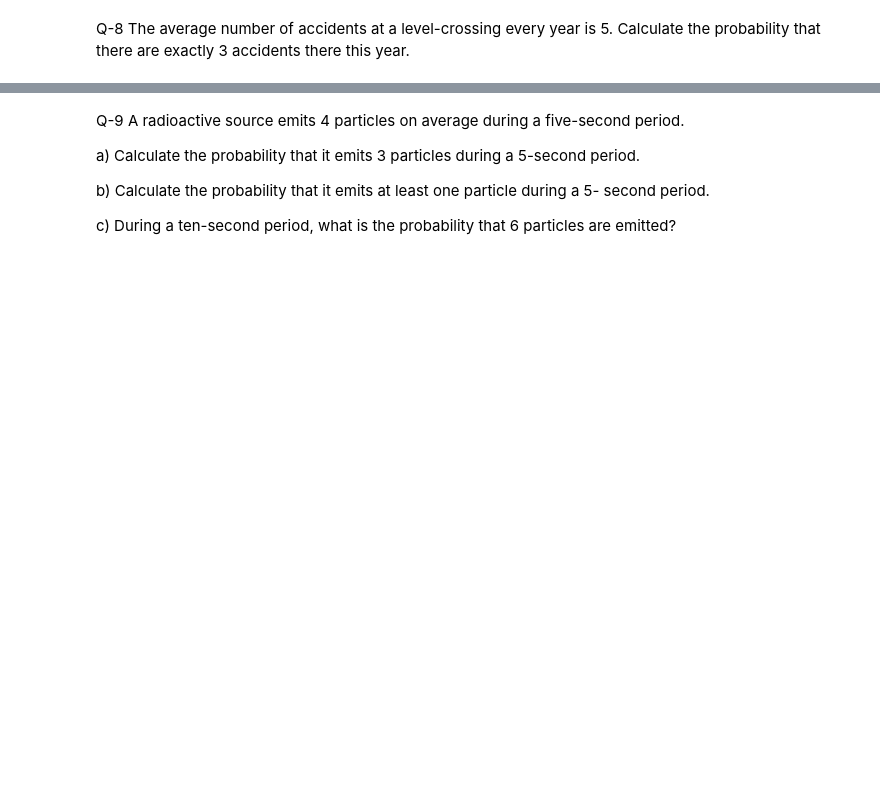
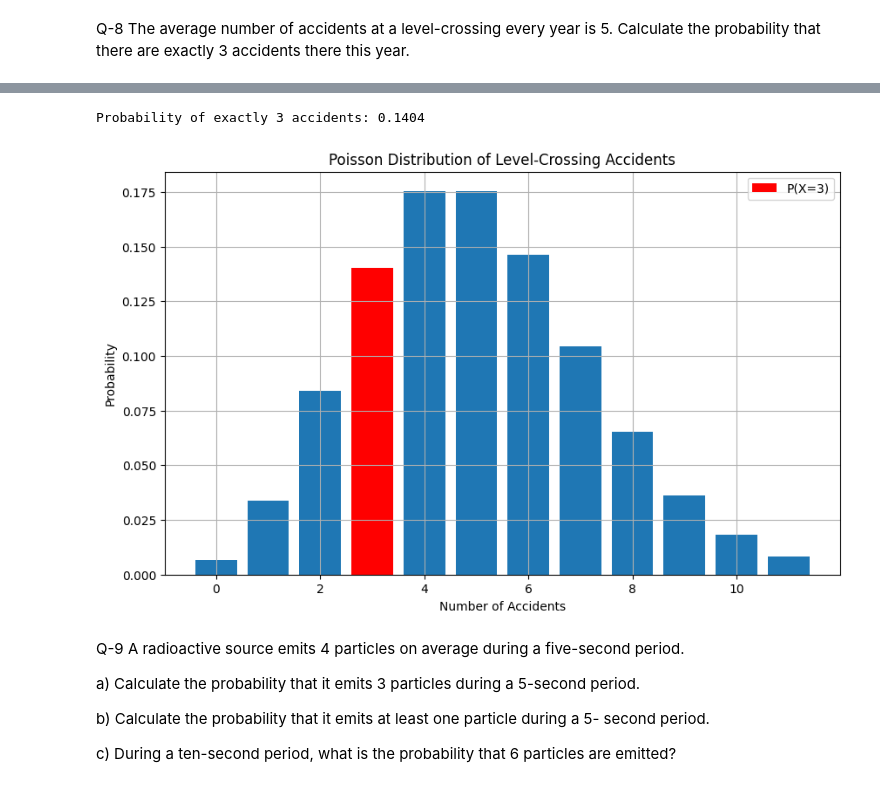
Before and after one commit to Moavia-Hassan/MS-Data-Science, a Jupyter notebook: Assignment_3_MoaviaHassan_24_MS_DS_09.ipynb, the cells around one changed output, grey strips where cells are left out. Drawn from its saved outputs; the diff is of its cells as text; code cells hidden in the pictures; blank space fills up the shorter version.

```diff
--- a/Assignment_3_MoaviaHassan_24_MS_DS_09.ipynb
+++ b/Assignment_3_MoaviaHassan_24_MS_DS_09.ipynb
@@ -1264,3 +1388,32 @@ there this year.
+# %%
+from scipy.stats import poisson
+import numpy as np
+import matplotlib.pyplot as plt
+
+# Parameters
+lambda_param = 5  # average rate
+k = 3  # number of accidents we're interested in
+
+# Calculate probability
+prob = poisson.pmf(k, lambda_param)
+print(f"Probability of exactly 3 accidents: {prob:.4f}")  # 0.1404 or 14.04%
+
+# Visualization
+x = np.arange(0, 12)  # range of values to plot
+pmf = poisson.pmf(x, lambda_param)
+
+plt.figure(figsize=(10, 6))
+plt.bar(x, pmf)
+plt.bar(k, pmf[k], color='red', label='P(X=3)')
+plt.title('Poisson Distribution of Level-Crossing Accidents')
+plt.xlabel('Number of Accidents')
+plt.ylabel('Probability')
+plt.legend()
+plt.grid(True)
+plt.show()
+# %% [output]
+Probability of exactly 3 accidents: 0.1404
+[figure, added]
 # %% [markdown]
 Q-9 A radioactive source emits 4 particles on average during a five-second period.
 
```
Also changed, not shown: parts of 5 cells of this notebook.
